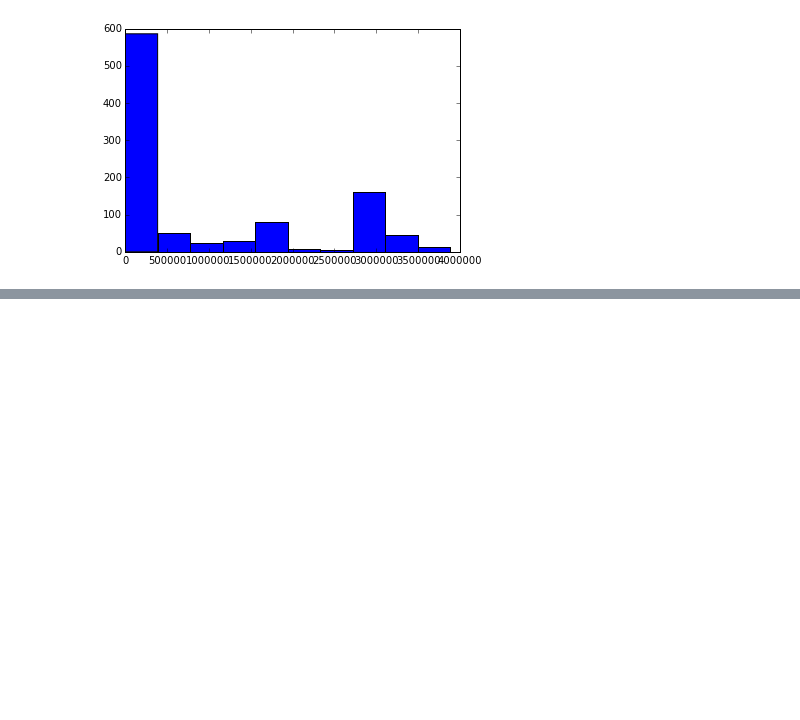
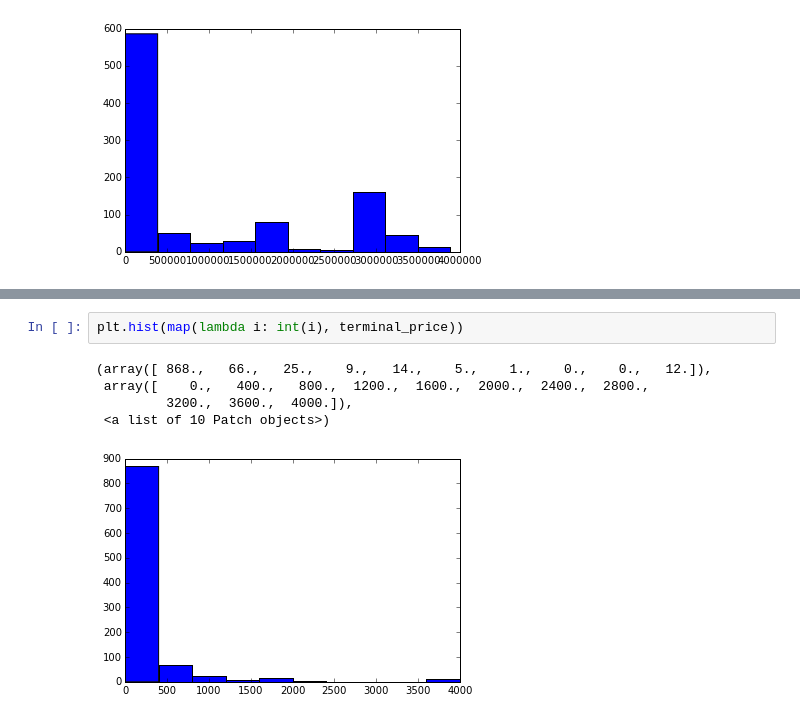
Before and after one commit to InaChenjia/datalab, a Jupyter notebook: egonetwork/regression.ipynb, the cells around one changed output, grey strips where cells are left out. Cells and saved outputs as stored; diff of their text form; blank space fills up the shorter version.

```diff
--- a/egonetwork/regression.ipynb
+++ b/egonetwork/regression.ipynb
@@ -82,0 +54,8 @@ plt.hist(map(lambda i: int(i), eg3sizes))
+# %%
+plt.hist(map(lambda i: int(i), terminal_price))
+# %% [output]
+(array([ 868.,   66.,   25.,    9.,   14.,    5.,    1.,    0.,    0.,   12.]),
+ array([    0.,   400.,   800.,  1200.,  1600.,  2000.,  2400.,  2800.,
+         3200.,  3600.,  4000.]),
+ <a list of 10 Patch objects>)
+[figure, added]
```
Also changed, not shown: parts of 22 cells of this notebook, 19 other files.
